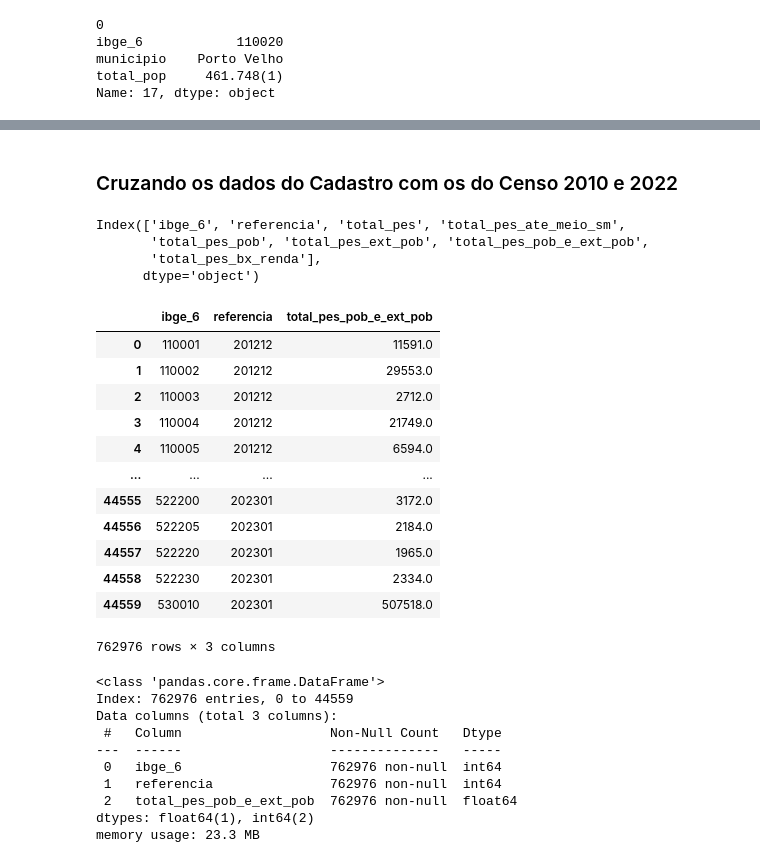
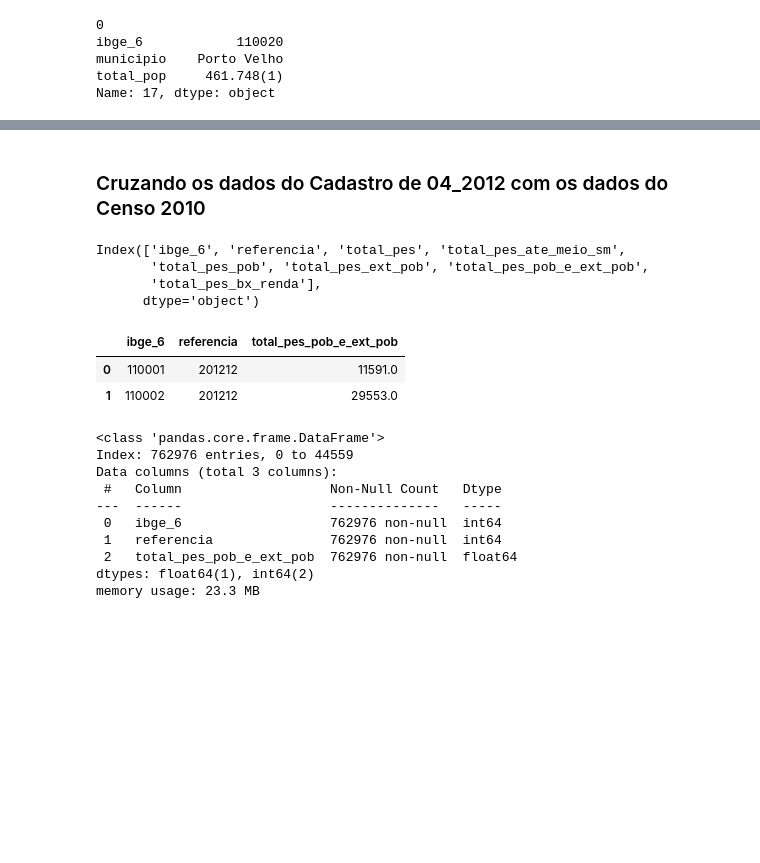
Before and after one commit to heliomacedofilho/projetos-do-bootcamp-analise-de-dados-enap-2023, a Jupyter notebook: presenca_das_politicas_publicas_sociais_nos_municipios/cadunico.ipynb, the cells around one changed output, grey strips where cells are left out. Saved outputs shown, nothing was run; the diff lists cells and outputs as text; code cells hidden in the pictures; blank space fills up the shorter version.

```diff
--- a/presenca_das_politicas_publicas_sociais_nos_municipios/cadunico.ipynb
+++ b/presenca_das_politicas_publicas_sociais_nos_municipios/cadunico.ipynb
@@ -1218,5 +1211,5 @@ memory usage: 174.1+ KB
 # %% [markdown]
-### Cruzando os dados do Cadastro com os do Censo 2010 e 2022
+### Cruzando os dados do Cadastro de 04_2012 com os dados do Censo 2010
 # %%
 df_cad_2012_2023_pes.columns
 # %% [output]
@@ -1227,21 +1220,11 @@ Index(['ibge_6', 'referencia', 'total_pes', 'total_pes_ate_meio_sm',
 # %%
 df_cad_2012_2023_pes_limpa = df_cad_2012_2023_pes.drop(columns={'total_pes', 'total_pes_ate_meio_sm',
        'total_pes_pob', 'total_pes_ext_pob', 'total_pes_bx_renda'})
-df_cad_2012_2023_pes_limpa
+df_cad_2012_2023_pes_limpa.head(2)
 # %% [output]
 |  | ibge_6 | referencia | total_pes_pob_e_ext_pob |
 | 0 | 110001 | 201212 | 11591.0 |
 | 1 | 110002 | 201212 | 29553.0 |
-| 2 | 110003 | 201212 | 2712.0 |
-| 3 | 110004 | 201212 | 21749.0 |
-| 4 | 110005 | 201212 | 6594.0 |
-| ... | ... | ... | ... |
-| 44555 | 522200 | 202301 | 3172.0 |
-| 44556 | 522205 | 202301 | 2184.0 |
-| 44557 | 522220 | 202301 | 1965.0 |
-| 44558 | 522230 | 202301 | 2334.0 |
-| 44559 | 530010 | 202301 | 507518.0 |
-762976 rows × 3 columns
 # %%
 df_cad_2012_2023_pes_limpa.info()
 # %% [output]
```
Also changed, not shown: parts of 142 cells of this notebook.
